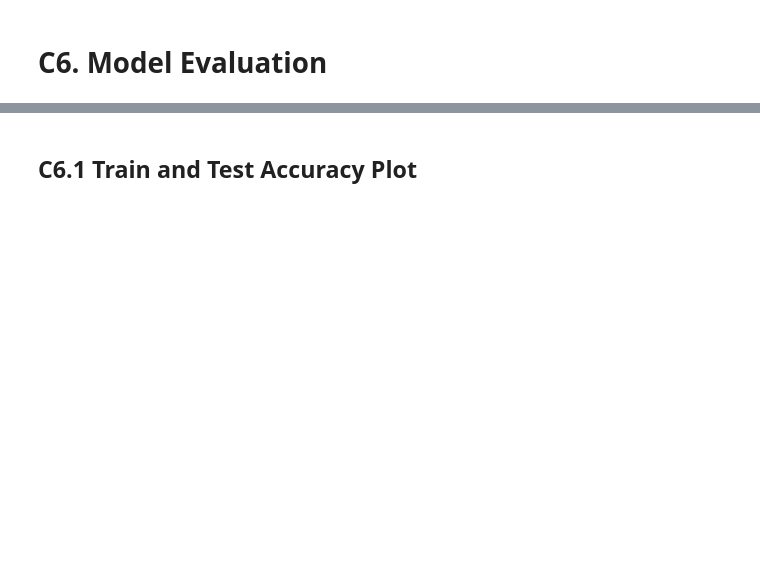
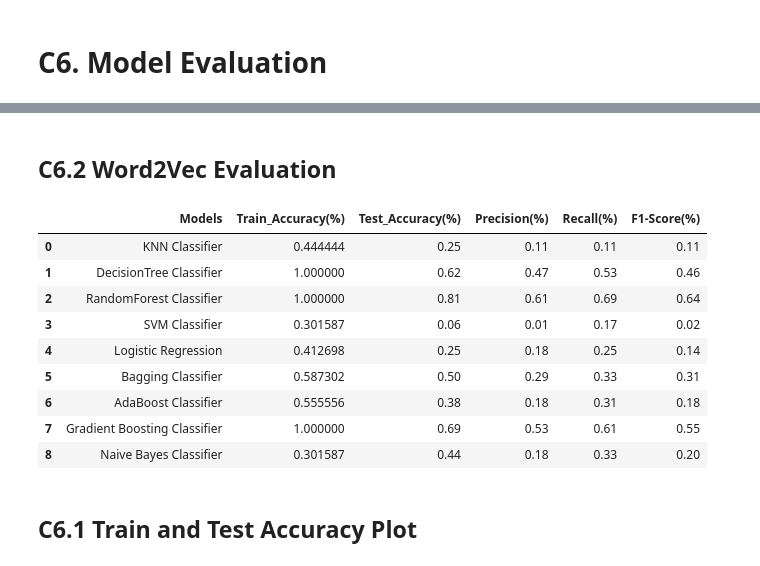
Before and after one commit to its-relative/Excelr, a Jupyter notebook: project2/final files/checkforissues/Project_Resume Classification_PKR.ipynb, the cells around one changed output, grey strips where cells are left out. Drawn from its saved outputs; the diff is of its cells as text; code cells hidden in the pictures; blank space fills up the shorter version.

```diff
--- a/project2/final files/checkforissues/Project_Resume Classification_PKR.ipynb
+++ b/project2/final files/checkforissues/Project_Resume Classification_PKR.ipynb
@@ -1142,5 +971,5 @@ document_vectors_org = np.array([document_vector_org(doc) for doc in preprocesse
 # %%
-X_train_org, X_test_org, y_train_org, y_test_org = train_test_split(document_vectors_org, labels, test_size=0.2, random_state=42)
+X_train_org, X_test_org, y_train_org, y_test_org = train_test_split(document_vectors_org, labels_org, test_size=0.2, random_state=42)
 # %%
 # Train a classifier
 classifier = RandomForestClassifier(n_estimators=100, random_state=42)
@@ -1941,0 +1668,17 @@ SQL Developer Lightning insight       1.00      1.00      1.00         4
+# %%
+# GaussianNB
+from sklearn.naive_bayes import GaussianNB
+model_NB_Gaussian = GaussianNB()
+model_NB_Gaussian.fit(X_train_org, y_train_org)
+y_pred_Gaussian = model_NB_Gaussian.predict(X_test_org)
+accuracy_NB_Gaussian = accuracy_score(y_test_org, y_pred_Gaussian)
+print('Accuracy of training set : {:.2f}'.format(model_NB_Gaussian.score(X_train_org, y_train_org)))
+print('Accuracy of test set    : {:.2f}'.format(model_NB_Gaussian.score(X_test_org, y_test_org)))
+print("Classification report for classifier %s:\n%s\n" % (model_NB_Gaussian, classification_report(y_test_org, y_pred_Gaussian)))
+nb_score_NB_Gaussian = model_NB_Gaussian.score(X_test_org, y_test_org)
+nb_cm_NB_Gaussian = confusion_matrix(y_test_org, y_pred_Gaussian)
+
+precision_NB_Gaussian = round(precision_score(y_test_org, y_pred_Gaussian, average='macro'), 2)
+recall_NB_Gaussian = round(recall_score(y_test_org, y_pred_Gaussian, average='macro'), 2)
+f1_NB_Gaussian = round(f1_score(y_test_org, y_pred_Gaussian, average='macro'), 2)
+accuracy_NB_Gaussian = round(accuracy_score(y_test_org, y_pred_Gaussian), 2)
@@ -1974,3 +1735,28 @@ Train_accuracies=[model_knn.score(x_train, y_train)*100,model_DT.score(x_train,
                   model_lgr.score(x_train, y_train)*100,model_bagg.score(x_train, y_train)*100,
                   model_Adaboost.score(x_train, y_train)*100,model_GradientBoost.score(x_train, y_train)*100,
                   model_NB.score(x_train, y_train)*100]
+# %% [markdown]
+## C6.2 Word2Vec Evaluation
+# %%
+Evaluation_org = {"Models":["KNN Classifier","DecisionTree Classifier","RandomForest Classifier","SVM Classifier",
+                             "Logistic Regression","Bagging Classifier","AdaBoost Classifier","Gradient Boosting Classifier","Naive Bayes Classifier"],\
+            "Train_Accuracy(%)":[model_knn_org.score(X_train_org, y_train_org),model_DT_org.score(X_train_org, y_train_org),model_RF_org.score(X_train_org, y_train_org),model_svm_org.score(X_train_org, y_train_org),model_lgr_org.score(X_train_org, y_train_org),
+                                 model_bagg_org.score(X_train_org, y_train_org),model_Adaboost_org.score(X_train_org, y_train_org),model_GradientBoost_org.score(X_train_org, y_train_org), model_NB_Bernoulli.score(X_train_org, y_train_org)],
+            "Test_Accuracy(%)":[accuracy_knn_org,accuracy_DT_org,accuracy_RF_org,accuracy_svm_org,accuracy_lgr_org,accuracy_bagg_org,accuracy_Adaboost_org,accuracy_GradientBoost_org,accuracy_NB_Bernoulli],\
+            "Precision(%)":[precision_knn_org,precision_DT_org,precision_RF_org,precision_svm_org,precision_lgr_org,precision_bagg_org,precision_Adaboost_org,precision_GradientBoost_org,precision_NB_Bernoulli],\
+            "Recall(%)":[recall_knn_org,recall_DT_org,recall_RF_org,recall_svm_org,recall_lgr_org,recall_bagg_org,recall_Adaboost_org,recall_GradientBoost_org,recall_NB_Bernoulli],\
+            "F1-Score(%)":[f1_knn_org,f1_DT_org,f1_RF_org,f1_svm_org,f1_lgr_org,f1_bagg_org,f1_Adaboost_org,f1_GradientBoost_org,f1_NB_Bernoulli]}
+
+table_org = pd.DataFrame(Evaluation_org)
+table_org
+# %% [output]
+|  | Models | Train_Accuracy(%) | Test_Accuracy(%) | Precision(%) | Recall(%) | F1-Score(%) |
+| 0 | KNN Classifier | 0.444444 | 0.25 | 0.11 | 0.11 | 0.11 |
+| 1 | DecisionTree Classifier | 1.000000 | 0.62 | 0.47 | 0.53 | 0.46 |
+| 2 | RandomForest Classifier | 1.000000 | 0.81 | 0.61 | 0.69 | 0.64 |
+| 3 | SVM Classifier | 0.301587 | 0.06 | 0.01 | 0.17 | 0.02 |
+| 4 | Logistic Regression | 0.412698 | 0.25 | 0.18 | 0.25 | 0.14 |
+| 5 | Bagging Classifier | 0.587302 | 0.50 | 0.29 | 0.33 | 0.31 |
+| 6 | AdaBoost Classifier | 0.555556 | 0.38 | 0.18 | 0.31 | 0.18 |
+| 7 | Gradient Boosting Classifier | 1.000000 | 0.69 | 0.53 | 0.61 | 0.55 |
+| 8 | Naive Bayes Classifier | 0.301587 | 0.44 | 0.18 | 0.33 | 0.20 |
```
Also changed, not shown: parts of 52 cells of this notebook, 2 other files.
